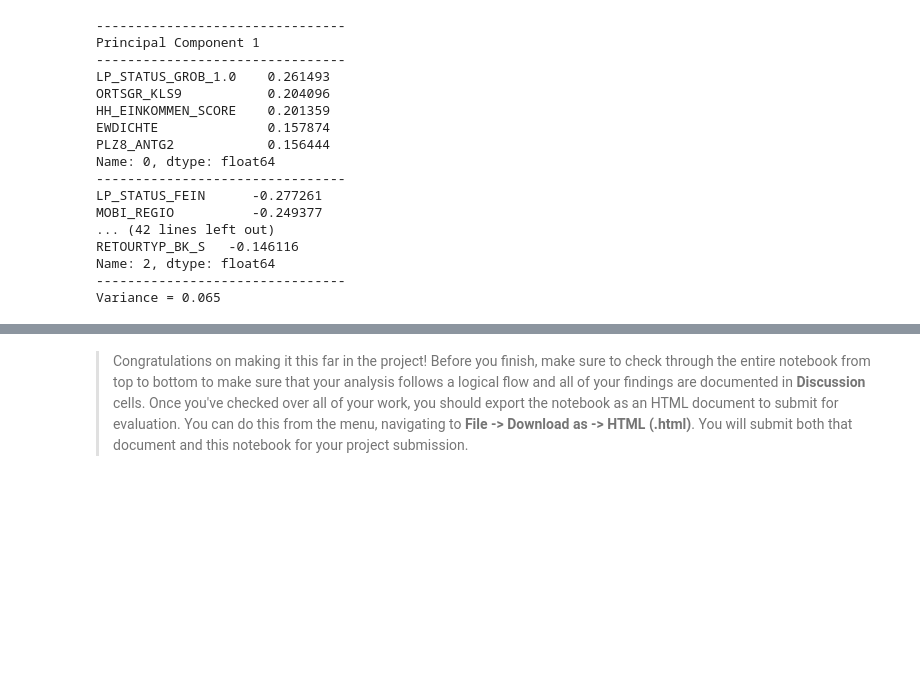
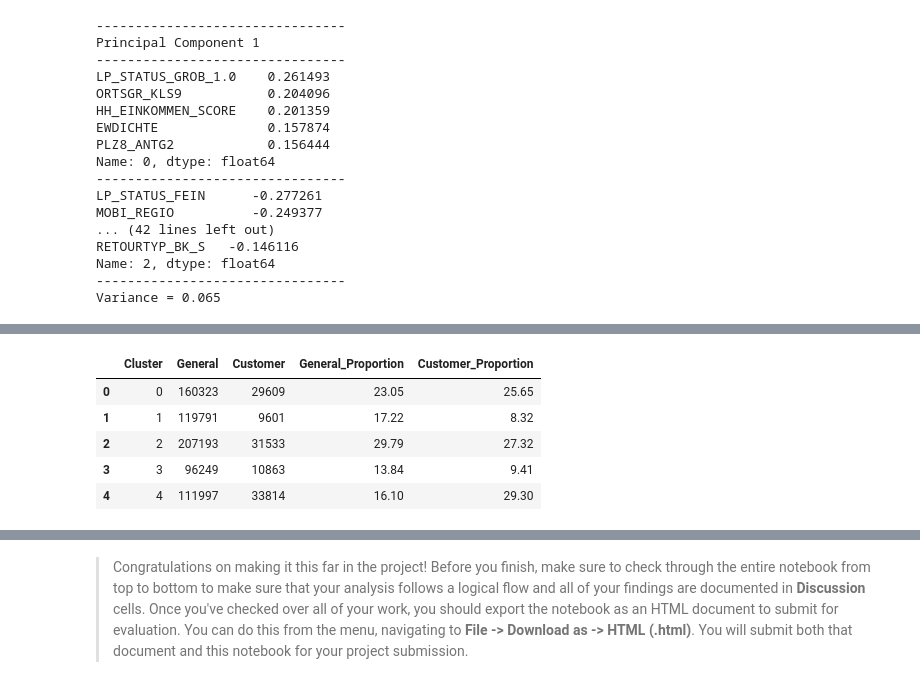
Before and after one commit to yanglinjing/dsnd_p3_identify_customer_segments, a Jupyter notebook: Identify_Customer_Segments.ipynb, the cells around one changed output, grey strips where cells are left out. Saved outputs shown, nothing was run; the diff lists cells and outputs as text; code cells hidden in the pictures; blank space fills up the shorter version.

```diff
--- a/Identify_Customer_Segments.ipynb
+++ b/Identify_Customer_Segments.ipynb
@@ -1368,0 +1461,10 @@ Take a look at the following points in this step:
+# %%
+#transform the customers data using pca object (115420, 31)
+df = pca.transform(df)
+# %%
+# Apply clustering from the general
+# demographics onto the customer data,
+# obtaining cluster predictions for the
+# customer demographics data.
+
+customer_predict = kmeans_5.predict(df)
@@ -1368,0 +1495,11 @@ Take a look at the following points in this step:
+# %%
+def build_cluster_df(prediction):
+  '''
+  To convert kmeans prediction result (array) to a dataframe
+  '''
+  x = np.array(prediction)
+  cluster, counts = np.unique(x, return_counts=True)
+
+  df = pd.DataFrame({'Cluster': cluster, 'Counts': counts})
+
+  return df
@@ -1368,0 +1527,10 @@ Take a look at the following points in this step:
+# %%
+df = concat_cluster_df(general_predict, customer_predict)
+df
+# %% [output]
+|  | Cluster | General | Customer | General_Proportion | Customer_Proportion |
+| 0 | 0 | 160323 | 29609 | 23.05 | 25.65 |
+| 1 | 1 | 119791 | 9601 | 17.22 | 8.32 |
+| 2 | 2 | 207193 | 31533 | 29.79 | 27.32 |
+| 3 | 3 | 96249 | 10863 | 13.84 | 9.41 |
+| 4 | 4 | 111997 | 33814 | 16.10 | 29.30 |
```
Also changed, not shown: parts of 53 cells of this notebook.
